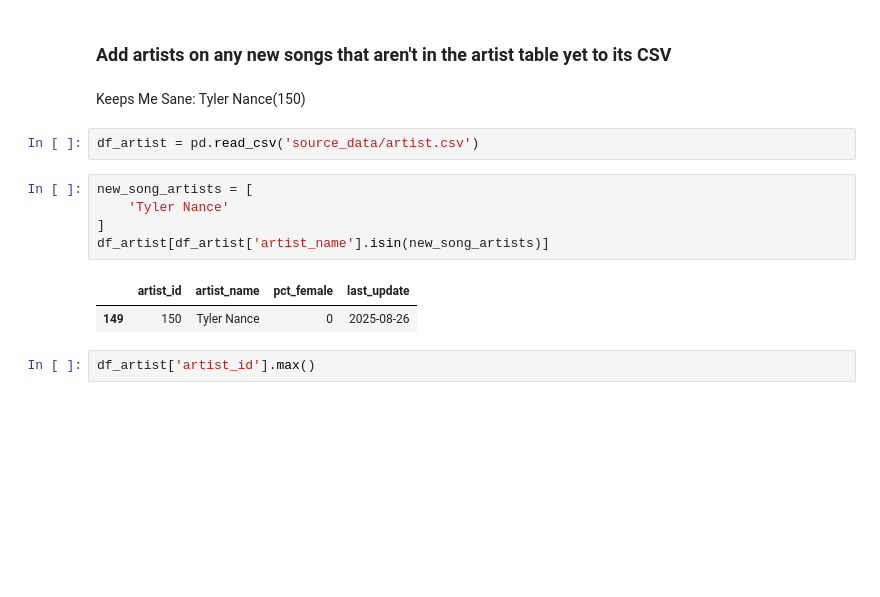
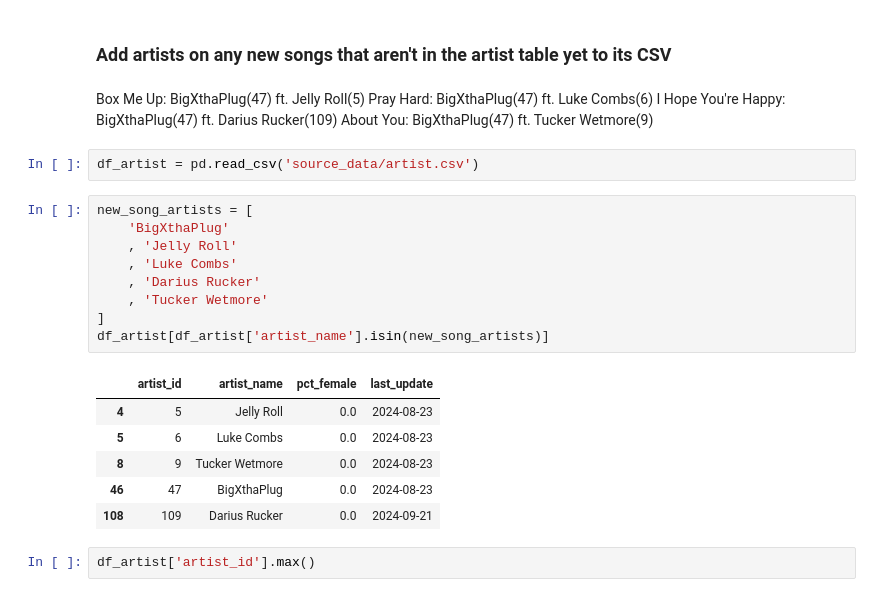
Before and after one commit to jwmanahan/billboard, a Jupyter notebook: add_new_week.ipynb, the cells around one changed output. Saved outputs shown, nothing was run; the diff lists cells and outputs as text; blank space fills up the shorter version.

```diff
--- a/add_new_week.ipynb
+++ b/add_new_week.ipynb
@@ -145,17 +145,28 @@ print(list(new_song_to_rank.keys()))
 # %% [markdown]
 ### Add artists on any new songs that aren't in the artist table yet to its CSV
 # %% [markdown]
-Keeps Me Sane: Tyler Nance(150)
+Box Me Up: BigXthaPlug(47) ft. Jelly Roll(5)
+Pray Hard: BigXthaPlug(47) ft. Luke Combs(6)
+I Hope You're Happy: BigXthaPlug(47) ft. Darius Rucker(109)
+About You: BigXthaPlug(47) ft. Tucker Wetmore(9)
 # %%
 df_artist = pd.read_csv('source_data/artist.csv')
 # %%
 new_song_artists = [
-    'Tyler Nance'
+    'BigXthaPlug'
+    , 'Jelly Roll'
+    , 'Luke Combs'
+    , 'Darius Rucker'
+    , 'Tucker Wetmore'
 ]
 df_artist[df_artist['artist_name'].isin(new_song_artists)]
 # %% [output]
 |  | artist_id | artist_name | pct_female | last_update |
-| 149 | 150 | Tyler Nance | 0 | 2025-08-26 |
+| 4 | 5 | Jelly Roll | 0.0 | 2024-08-23 |
+| 5 | 6 | Luke Combs | 0.0 | 2024-08-23 |
+| 8 | 9 | Tucker Wetmore | 0.0 | 2024-08-23 |
+| 46 | 47 | BigXthaPlug | 0.0 | 2024-08-23 |
+| 108 | 109 | Darius Rucker | 0.0 | 2024-09-21 |
 # %%
 df_artist['artist_id'].max()
 # %% [output]
```
Also changed, not shown: parts of 23 cells of this notebook, 4 other files.
